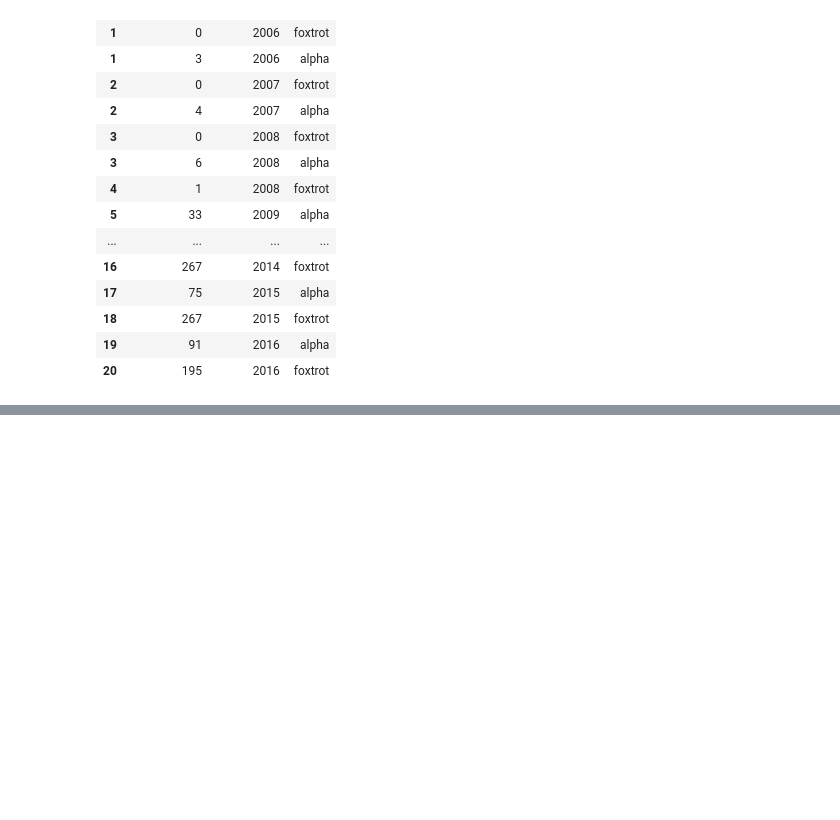
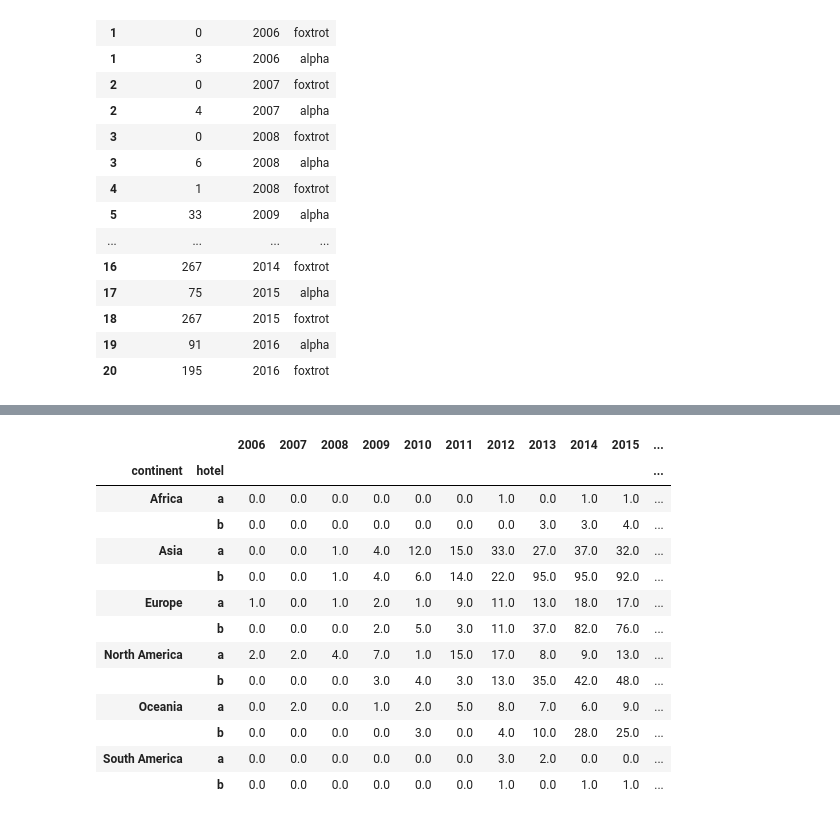
Before and after one commit to peidacai/Udacity, a Jupyter notebook: P6_Data_viz_w_d3js/final_project/Udacity P6 data manipulation.ipynb, the cells around one changed output, grey strips where cells are left out. Saved outputs shown, nothing was run; the diff lists cells and outputs as text; code cells hidden in the pictures; blank space fills up the shorter version.

```diff
--- a/P6_Data_viz_w_d3js/final_project/Udacity P6 data manipulation.ipynb
+++ b/P6_Data_viz_w_d3js/final_project/Udacity P6 data manipulation.ipynb
@@ -401,0 +565,21 @@ q
+# %%
+pd.pivot_table(c, index = ['continent', 'hotel'],
+               values=['2006', '2007', '2008', '2009', '2010', '2011',
+                       '2012', '2013', '2014', '2015', '2016'],
+
+               aggfunc = 'sum')
+# %% [output]
+|  |  | 2006 | 2007 | 2008 | 2009 | 2010 | 2011 | 2012 | 2013 | 2014 | 2015 | ... |
+| continent | hotel |  |  |  |  |  |  |  |  |  |  | ... |
+| Africa | a | 0.0 | 0.0 | 0.0 | 0.0 | 0.0 | 0.0 | 1.0 | 0.0 | 1.0 | 1.0 | ... |
+|  | b | 0.0 | 0.0 | 0.0 | 0.0 | 0.0 | 0.0 | 0.0 | 3.0 | 3.0 | 4.0 | ... |
+| Asia | a | 0.0 | 0.0 | 1.0 | 4.0 | 12.0 | 15.0 | 33.0 | 27.0 | 37.0 | 32.0 | ... |
+|  | b | 0.0 | 0.0 | 1.0 | 4.0 | 6.0 | 14.0 | 22.0 | 95.0 | 95.0 | 92.0 | ... |
+| Europe | a | 1.0 | 0.0 | 1.0 | 2.0 | 1.0 | 9.0 | 11.0 | 13.0 | 18.0 | 17.0 | ... |
+|  | b | 0.0 | 0.0 | 0.0 | 2.0 | 5.0 | 3.0 | 11.0 | 37.0 | 82.0 | 76.0 | ... |
+| North America | a | 2.0 | 2.0 | 4.0 | 7.0 | 1.0 | 15.0 | 17.0 | 8.0 | 9.0 | 13.0 | ... |
+|  | b | 0.0 | 0.0 | 0.0 | 3.0 | 4.0 | 3.0 | 13.0 | 35.0 | 42.0 | 48.0 | ... |
+| Oceania | a | 0.0 | 2.0 | 0.0 | 1.0 | 2.0 | 5.0 | 8.0 | 7.0 | 6.0 | 9.0 | ... |
+|  | b | 0.0 | 0.0 | 0.0 | 0.0 | 3.0 | 0.0 | 4.0 | 10.0 | 28.0 | 25.0 | ... |
+| South America | a | 0.0 | 0.0 | 0.0 | 0.0 | 0.0 | 0.0 | 3.0 | 2.0 | 0.0 | 0.0 | ... |
+|  | b | 0.0 | 0.0 | 0.0 | 0.0 | 0.0 | 0.0 | 1.0 | 0.0 | 1.0 | 1.0 | ... |
```
Also changed, not shown: parts of 32 cells of this notebook, 9 other files.
